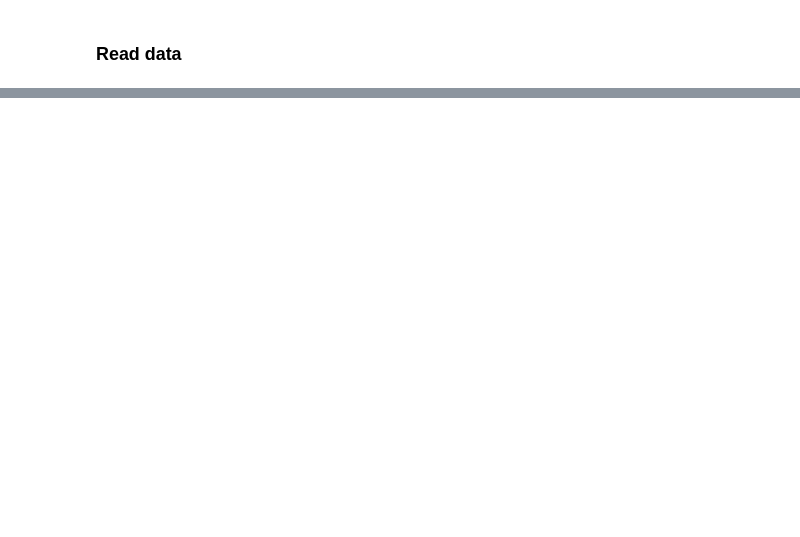
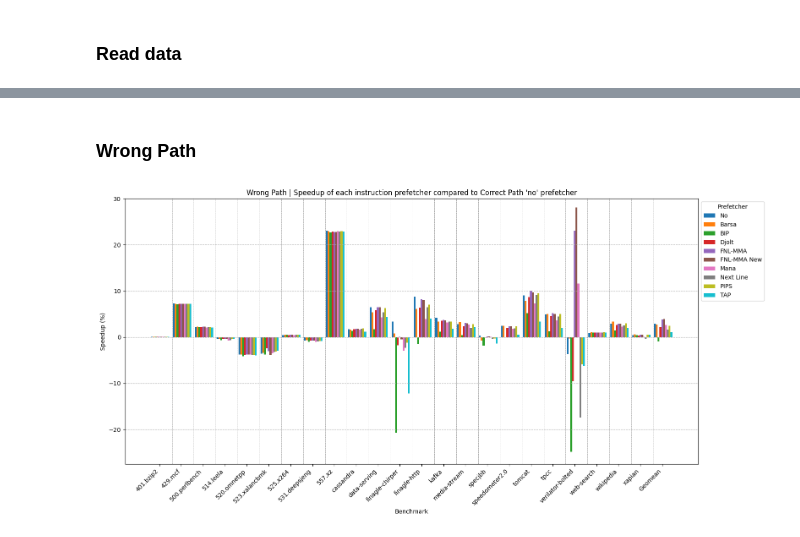
Before and after one commit to joshualmashburn/ChampSim, a Jupyter notebook: analysis.ipynb, the cells around one changed output, grey strips where cells are left out. Cells and saved outputs as stored; diff of their text form; code cells hidden in the pictures; blank space fills up the shorter version.

```diff
--- a/analysis.ipynb
+++ b/analysis.ipynb
@@ -398,0 +135,74 @@ plt.show()
+# %% [markdown]
+### Wrong Path
+# %%
+df_wp_no = group_by_instr_prefetcher(wp_ipc_df, "no")
+df_wp_barsa = group_by_instr_prefetcher(wp_ipc_df, "barsa")
+df_wp_bip = group_by_instr_prefetcher(wp_ipc_df, "bip")
+df_wp_djolt = group_by_instr_prefetcher(wp_ipc_df, "djolt")
+df_wp_fnlmma = group_by_instr_prefetcher(wp_ipc_df, "fnlmma")
+df_wp_fnlmma_new = group_by_instr_prefetcher(wp_ipc_df, "fnlmma_new")
+df_wp_mana = group_by_instr_prefetcher(wp_ipc_df, "mana")
+df_wp_next_line = group_by_instr_prefetcher(wp_ipc_df, "next_line")
+df_wp_pips = group_by_instr_prefetcher(wp_ipc_df, "pips")
+df_wp_tap = group_by_instr_prefetcher(wp_ipc_df, "tap")
+
+df_wp_no = calculate_speedup(df_wp_no, df_cp_no)
+df_wp_barsa = calculate_speedup(df_wp_barsa, df_cp_no)
+df_wp_bip = calculate_speedup(df_wp_bip, df_cp_no)
+df_wp_djolt = calculate_speedup(df_wp_djolt, df_cp_no)
+df_wp_fnlmma = calculate_speedup(df_wp_fnlmma, df_cp_no)
+df_wp_fnlmma_new = calculate_speedup(df_wp_fnlmma_new, df_cp_no)
+df_wp_mana = calculate_speedup(df_wp_mana, df_cp_no)
+df_wp_next_line = calculate_speedup(df_wp_next_line, df_cp_no)
+df_wp_pips = calculate_speedup(df_wp_pips, df_cp_no)
+df_wp_tap = calculate_speedup(df_wp_tap, df_cp_no)
+
+# Bar width
+bar_width = 0.1
+gap = 0.2
+
+# Positions of the bars on the x-axis
+r1 = [x * (1 + gap) for x in range(len(df_wp_no))]
+r2 = [x + bar_width for x in r1]
+r3 = [x + bar_width for x in r2]
+r4 = [x + bar_width for x in r3]
+r5 = [x + bar_width for x in r4]
+r6 = [x + bar_width for x in r5]
+r7 = [x + bar_width for x in r6]
+r8 = [x + bar_width for x in r7]
+r9 = [x + bar_width for x in r8]
+r10 = [x + bar_width for x in r9]
+
+# Create the bars
+plt.figure(figsize=(16, 8))
+plt.bar(r1, df_wp_no["Speedup"], width=bar_width, label="No")
+plt.bar(r2, df_wp_barsa["Speedup"], width=bar_width, label="Barsa")
+plt.bar(r3, df_wp_bip["Speedup"], width=bar_width, label="BIP")
+plt.bar(r4, df_wp_djolt["Speedup"], width=bar_width, label="Djolt")
+plt.bar(r5, df_wp_fnlmma["Speedup"], width=bar_width, label="FNL-MMA")
+plt.bar(r6, df_wp_fnlmma_new["Speedup"], width=bar_width, label="FNL-MMA New")
+plt.bar(r7, df_wp_mana["Speedup"], width=bar_width, label="Mana")
+plt.bar(r8, df_wp_next_line["Speedup"], width=bar_width, label="Next Line")
+plt.bar(r9, df_wp_pips["Speedup"], width=bar_width, label="PIPS")
+plt.bar(r10, df_wp_tap["Speedup"], width=bar_width, label="TAP")
+
+# Add shorter vertical dashed lines between each group
+for i in range(1, len(df_wp_no)):
+    plt.axvline(x=(r1[i] - gap / 2), color="gray", linestyle="--", linewidth=0.5)
+
+# Add labels and title
+plt.grid(axis="y", linestyle="--")
+plt.xticks(
+    [r + 4 * bar_width for r in r1], df_wp_no["Benchmark"], rotation=45, ha="right"
+)
+plt.xlabel("Benchmark")
+plt.ylabel("Speedup (%)")
+plt.ylim(top=30)
+plt.legend(title="Prefetcher", bbox_to_anchor=(1, 1), loc="upper left")
+plt.title(
+    "Wrong Path | Speedup of each instruction prefetcher compared to Correct Path 'no' prefetcher"
+)
+plt.tight_layout()
+plt.show()
+# %% [output]
+[figure, added]
```
Also changed, not shown: parts of 29 cells of this notebook, 18 other files.
